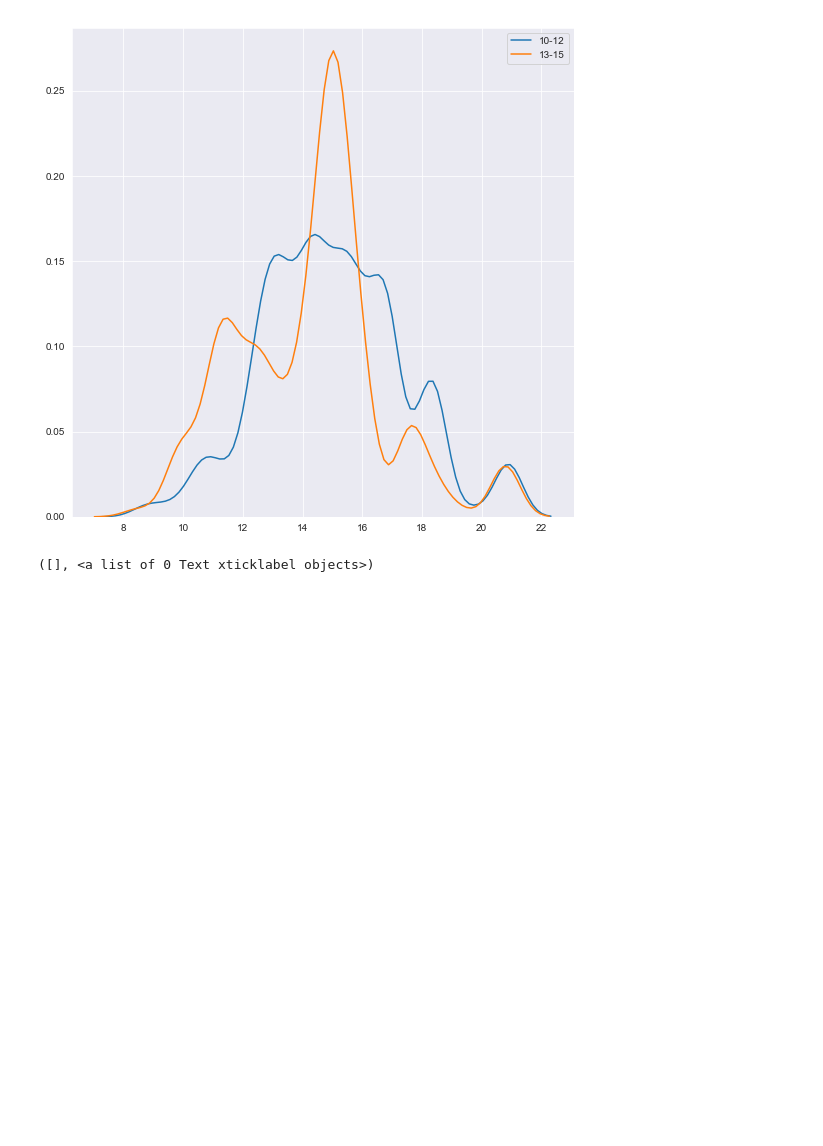
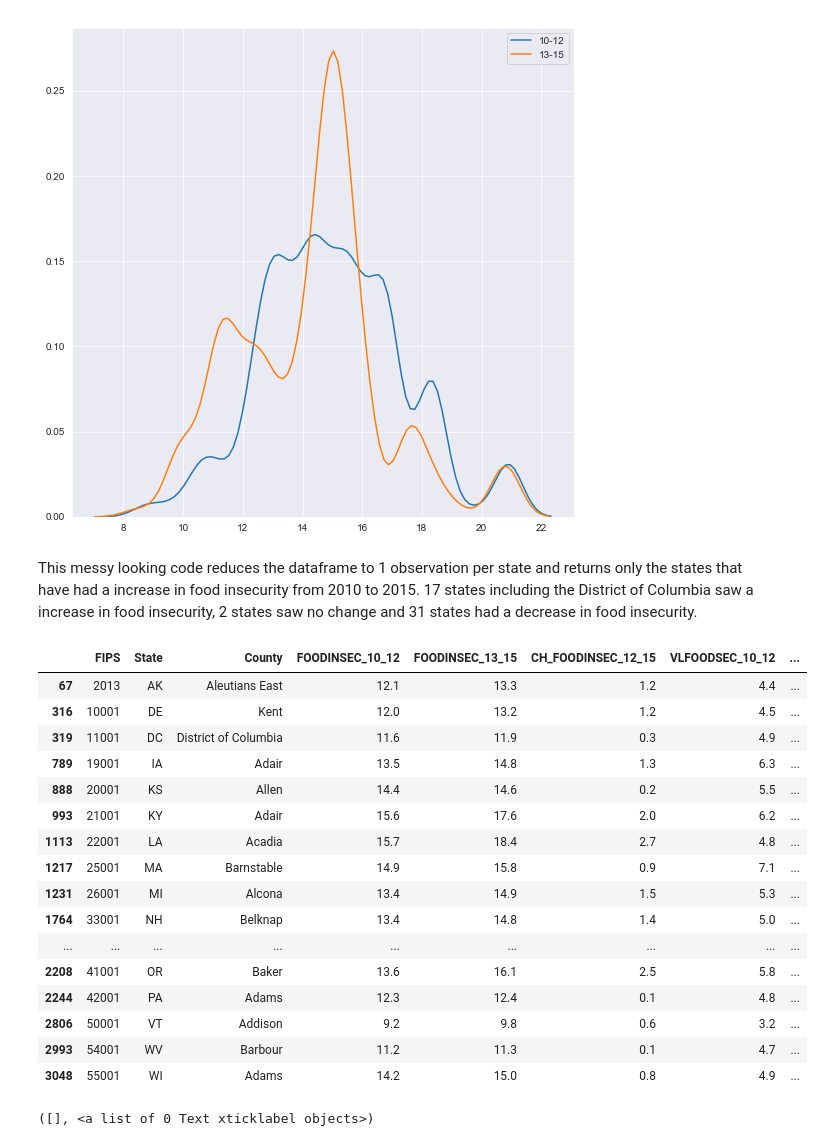
Before and after one commit to chriscross00/projects, a Jupyter notebook: food_security/notebooks/eda.ipynb, the cells around one changed output. Cells and saved outputs as stored; diff of their text form; code cells hidden in the pictures; blank space fills up the shorter version.

```diff
--- a/food_security/notebooks/eda.ipynb
+++ b/food_security/notebooks/eda.ipynb
@@ -142,6 +159,28 @@ plt.legend()
 # %% [output]
 <matplotlib.legend.Legend at 0x...>
 [figure]
+# %% [markdown]
+This messy looking code reduces the dataframe to 1 observation per state and returns only the states that have had a increase in food insecurity from 2010 to 2015. 17 states including the District of Columbia saw a increase in food insecurity, 2 states saw no change and 31 states had a decrease in food insecurity.
+# %%
+insecurity.groupby(['State']).head(1)[insecurity['CH_FOODINSEC_12_15'] > 0]
+# %% [output]
+|  | FIPS | State | County | FOODINSEC_10_12 | FOODINSEC_13_15 | CH_FOODINSEC_12_15 | VLFOODSEC_10_12 | ... |
+| 67 | 2013 | AK | Aleutians East | 12.1 | 13.3 | 1.2 | 4.4 | ... |
+| 316 | 10001 | DE | Kent | 12.0 | 13.2 | 1.2 | 4.5 | ... |
+| 319 | 11001 | DC | District of Columbia | 11.6 | 11.9 | 0.3 | 4.9 | ... |
+| 789 | 19001 | IA | Adair | 13.5 | 14.8 | 1.3 | 6.3 | ... |
+| 888 | 20001 | KS | Allen | 14.4 | 14.6 | 0.2 | 5.5 | ... |
+| 993 | 21001 | KY | Adair | 15.6 | 17.6 | 2.0 | 6.2 | ... |
+| 1113 | 22001 | LA | Acadia | 15.7 | 18.4 | 2.7 | 4.8 | ... |
+| 1217 | 25001 | MA | Barnstable | 14.9 | 15.8 | 0.9 | 7.1 | ... |
+| 1231 | 26001 | MI | Alcona | 13.4 | 14.9 | 1.5 | 5.3 | ... |
+| 1764 | 33001 | NH | Belknap | 13.4 | 14.8 | 1.4 | 5.0 | ... |
+| ... | ... | ... | ... | ... | ... | ... | ... | ... |
+| 2208 | 41001 | OR | Baker | 13.6 | 16.1 | 2.5 | 5.8 | ... |
+| 2244 | 42001 | PA | Adams | 12.3 | 12.4 | 0.1 | 4.8 | ... |
+| 2806 | 50001 | VT | Addison | 9.2 | 9.8 | 0.6 | 3.2 | ... |
+| 2993 | 54001 | WV | Barbour | 11.2 | 11.3 | 0.1 | 4.7 | ... |
+| 3048 | 55001 | WI | Adams | 14.2 | 15.0 | 0.8 | 4.9 | ... |
 # %%
 sns.scatterplot(x='State', y='CH_FOODINSEC_12_15', data=insecurity)
 plt.xticks([])
```
Also changed, not shown: parts of 1 cell of this notebook.
